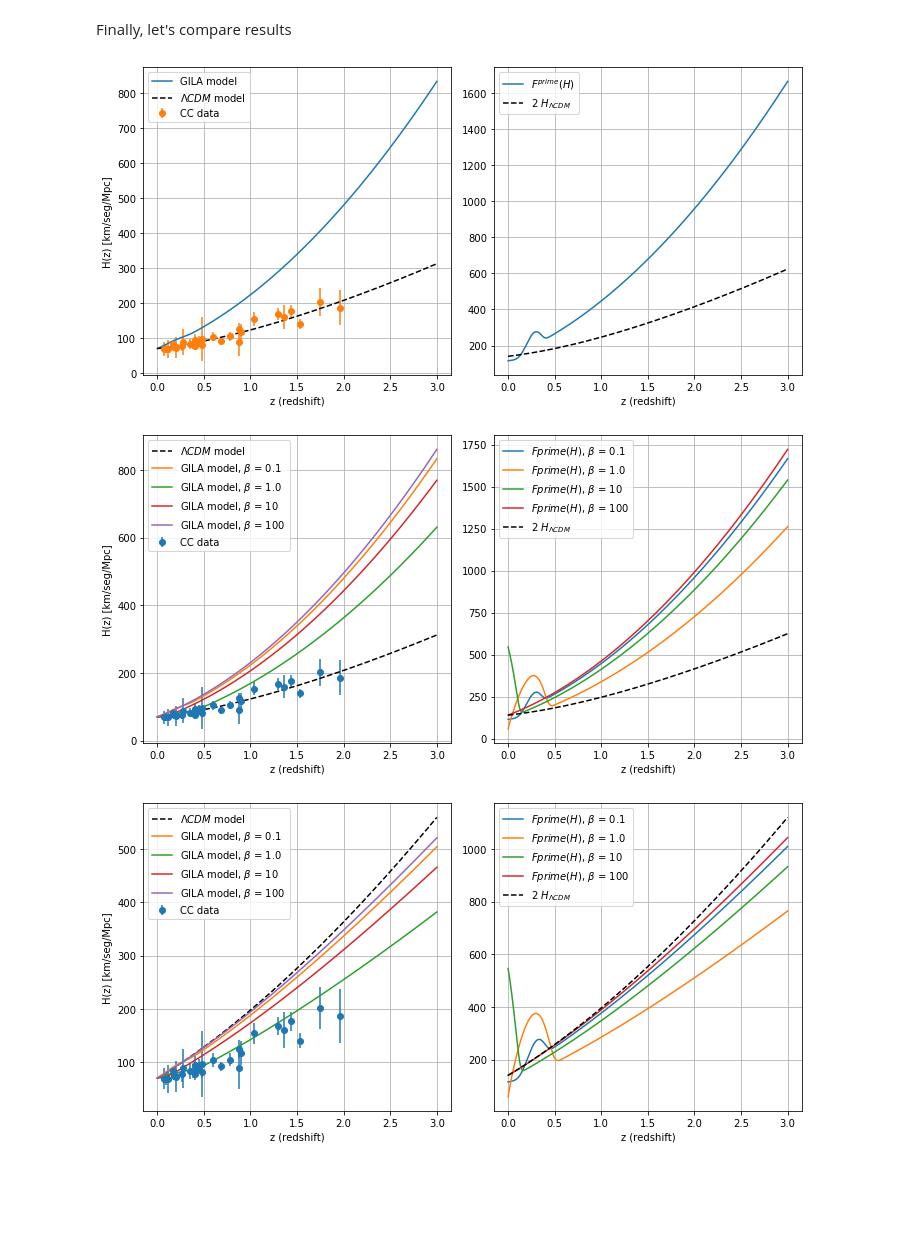
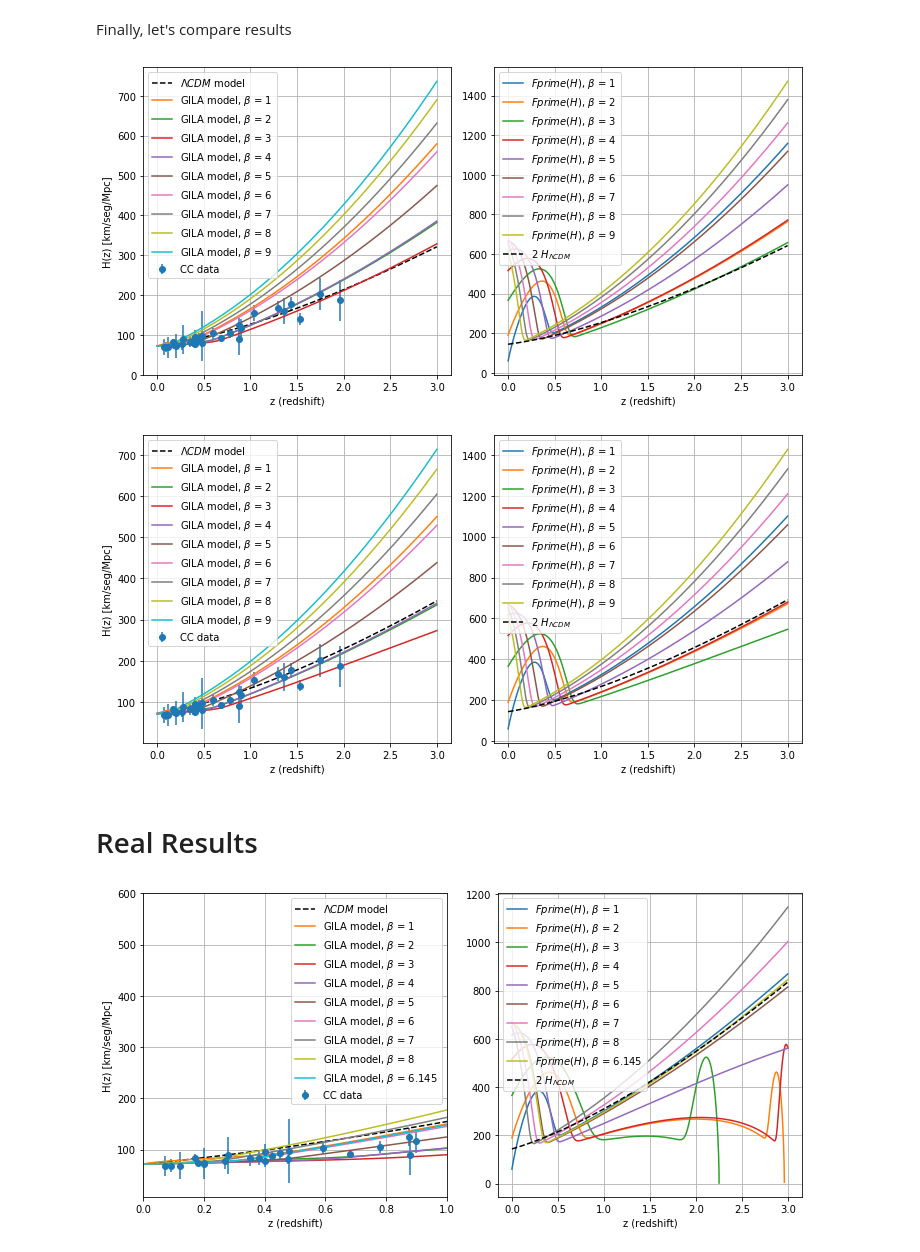
Before and after one commit to matiasleize/GC_MCMC, a Jupyter notebook: fr_mcmc/utils/test_integration_GILA.ipynb, the cells around one changed output. Drawn from its saved outputs; the diff is of its cells as text; code cells hidden in the pictures; blank space fills up the shorter version.

```diff
--- a/fr_mcmc/utils/test_integration_GILA.ipynb
+++ b/fr_mcmc/utils/test_integration_GILA.ipynb
@@ -142,12 +142,3 @@ def integrator_GILA(physical_params, num_z_points=int(10**5),
                 int((t2-t1) - 60*int((t2-t1)/60))))
 
     return zs_final, Hs_final
-# %%
-# LCDM parameters
-H_0 = 70
-omega_m = 0.3
-
-# GILA parameters
-L_bar = 0.9 #in units of H0
-beta = 0.1
-omega_m_GILA = omega_CDM_to_luisa(beta, L_bar, H_0, omega_m)
@@ -170,14 +155,32 @@ ds_CC = read_data_chronometers('chronometers_data.txt')
 # %% [markdown]
 Finally, let's compare results
 # %%
+# LCDM parameters
+H_0 = 72
+omega_m = 0.3
+
+# GILA parameters
+L_bar = 0.9 #in units of H0
+zs_lcdm = np.linspace(0,3,10**3)
+
 fig, axs = plt.subplots(1,2,figsize=(10,5))
+axs[0].errorbar(zs_cc, Hs_cc, yerr=sigmas_cc, fmt='o',label='CC data')
+axs[0].plot(zs_lcdm, H_LCDM(zs_lcdm, omega_m, H_0), 'k--',label=r'$\Lambda CDM$ model')
 
-axs[0].plot(zs_model, Hs_model,label='GILA model')
-axs[0].plot(zs_model, H_LCDM(zs_model, omega_m, H_0), 'k--',label=r'$\Lambda CDM$ model')
+
+#for beta in([0.1,0.2,0.3,0.4,0.5,0.6,0.7,0.8,0.9]):
+#for beta in([1.1,1.2,1.3,1.4,1.5,1.6,1.7,1.8,1.9]):
+for beta in([1,2,3,4,5,6,7,8,9]):
+    omega_m_GILA = omega_CDM_to_luisa(beta, L_bar, H_0, omega_m)
+    physical_params = [L_bar, beta, H_0, omega_m_GILA]
+    zs_model, Hs_model = integrator_GILA(physical_params, num_z_points=int(1e5), initial_z=0, final_z=3)
+    #len(zs_model)
+    axs[0].plot(zs_model, Hs_model,label=r'GILA model, $\beta$ = {}'.format(beta))
+    axs[1].plot(zs_model, F_H_prime(Hs_model, [0, 10**(-27)/H_0, beta, L_bar/H_0]),label=r'$Fprime(H)$, $\beta$ = {}'.format(beta))
+
 axs[0].set_ylabel('H(z) [km/seg/Mpc]')
-axs[0].errorbar(zs_cc, Hs_cc, yerr=sigmas_cc, fmt='o',label='CC data')
+#axs[0].set_xlim(0,0.5)
 
-axs[1].plot(zs_model, F_H_prime(Hs_model, [0, 10**(-27)/H_0, beta, L_bar/H_0]),label='$F^{prime}(H)$')
 axs[1].plot(zs_model, 2*H_LCDM(zs_model, omega_m,H_0), 'k--',label='2 $H_{\Lambda CDM}$')
 for ax in axs.reshape(-1):
   ax.grid()
@@ -190,22 +193,25 @@ plt.tight_layout()
 # Show the figure
 plt.show()
 # %% [output]
-[figure, old version]
+[figure, new version]
 # %%
 # LCDM parameters
-H_0 = 70
-omega_m = 0.3
+H_0 = 72
+omega_m = 0.35
 
 # GILA parameters
 L_bar = 0.9 #in units of H0
-beta = 0.1
-omega_m_GILA = omega_CDM_to_luisa(beta, L_bar, H_0, omega_m)
+zs_lcdm = np.linspace(0,3,10**3)
 
 fig, axs = plt.subplots(1,2,figsize=(10,5))
 axs[0].errorbar(zs_cc, Hs_cc, yerr=sigmas_cc, fmt='o',label='CC data')
-axs[0].plot(zs_model, H_LCDM(zs_model, omega_m, H_0), 'k--',label=r'$\Lambda CDM$ model')
+axs[0].plot(zs_lcdm, H_LCDM(zs_lcdm, omega_m, H_0), 'k--',label=r'$\Lambda CDM$ model')
 
-for beta in([0.1, 1., 10, 100]):
+
+#for beta in([0.1,0.2,0.3,0.4,0.5,0.6,0.7,0.8,0.9]):
+#for beta in([1.1,1.2,1.3,1.4,1.5,1.6,1.7,1.8,1.9]):
+for beta in([1,2,3,4,5,6,7,8,9]):
+    omega_m_GILA = omega_CDM_to_luisa(beta, L_bar, H_0, omega_m)
     physical_params = [L_bar, beta, H_0, omega_m_GILA]
     zs_model, Hs_model = integrator_GILA(physical_params, num_z_points=int(1e5), initial_z=0, final_z=3)
     #len(zs_model)
@@ -213,6 +219,7 @@ for beta in([0.1, 1., 10, 100]):
     axs[1].plot(zs_model, F_H_prime(Hs_model, [0, 10**(-27)/H_0, beta, L_bar/H_0]),label=r'$Fprime(H)$, $\beta$ = {}'.format(beta))
 
 axs[0].set_ylabel('H(z) [km/seg/Mpc]')
+#axs[0].set_xlim(0,0.5)
 
 axs[1].plot(zs_model, 2*H_LCDM(zs_model, omega_m,H_0), 'k--',label='2 $H_{\Lambda CDM}$')
 for ax in axs.reshape(-1):
@@ -226,43 +233,46 @@ plt.tight_layout()
 # Show the figure
 plt.show()
 # %% [output]
-[figure, old version]
+[figure, new version]
+# %% [markdown]
+# Real Results
 # %%
 # LCDM parameters
-H_0 = 70
-omega_m = 0.999
+H_0 = 71.905
+omega_m = 0.520
 
 # GILA parameters
 L_bar = 0.9 #in units of H0
-beta = 0.1
-omega_m_GILA = omega_CDM_to_luisa(beta, L_bar, H_0, omega_m)
-
-#omega_m_GILA = 0.9999#omega_CDM_to_luisa(beta, L_bar, H_0, omega_m)
+zs_lcdm = np.linspace(0,3,10**3)
 
 fig, axs = plt.subplots(1,2,figsize=(10,5))
 axs[0].errorbar(zs_cc, Hs_cc, yerr=sigmas_cc, fmt='o',label='CC data')
-axs[0].plot(zs_model, H_LCDM(zs_model, omega_m, H_0), 'k--',label=r'$\Lambda CDM$ model')
+axs[0].plot(zs_lcdm, H_LCDM(zs_lcdm, omega_m, H_0), 'k--',label=r'$\Lambda CDM$ model')
 
-for beta in([0.1, 1., 10, 100]):
+
+#for beta in([0.1,0.2,0.3,0.4,0.5,0.6,0.7,0.8,0.9]):
+#for beta in([1,1.1,1.2,1.3,1.4,1.5,1.6,1.7,1.8]):
+for beta in([1,2,3,4,5,6,7,8,6.145]):
+    omega_m_GILA = omega_CDM_to_luisa(beta, L_bar, H_0, omega_m)
     physical_params = [L_bar, beta, H_0, omega_m_GILA]
     zs_model, Hs_model = integrator_GILA(physical_params, num_z_points=int(1e5), initial_z=0, final_z=3)
     #len(zs_model)
     axs[0].plot(zs_model, Hs_model,label=r'GILA model, $\beta$ = {}'.format(beta))
     axs[1].plot(zs_model, F_H_prime(Hs_model, [0, 10**(-27)/H_0, beta, L_bar/H_0]),label=r'$Fprime(H)$, $\beta$ = {}'.format(beta))
 
 axs[0].set_ylabel('H(z) [km/seg/Mpc]')
-#axs[0].set_xlim(0,0.5)
+axs[0].set_xlim(0,1.)
 
 axs[1].plot(zs_model, 2*H_LCDM(zs_model, omega_m,H_0), 'k--',label='2 $H_{\Lambda CDM}$')
 for ax in axs.reshape(-1):
   ax.grid()
   ax.set_xlabel('z (redshift)')
   ax.legend()
 
 # Adjust the spacing between subplots
 plt.tight_layout()
 
 # Show the figure
 plt.show()
 # %% [output]
-[figure, old version]
+[figure, new version]
```
Also changed, not shown: parts of 4 cells of this notebook, 5 other files.
